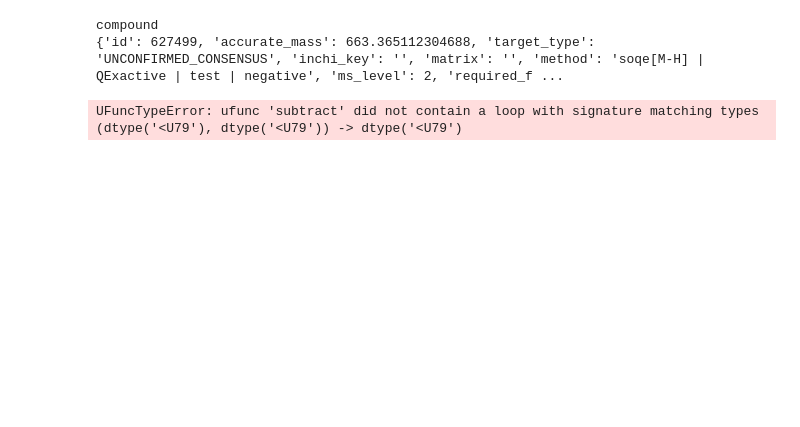
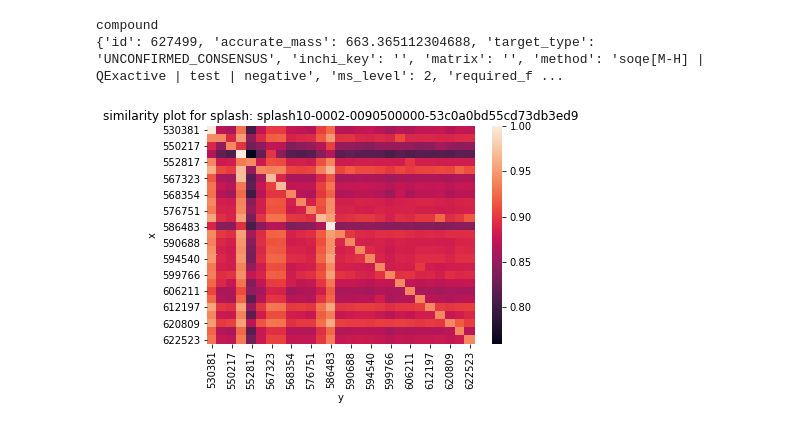
Before and after one commit to metabolomics-us/carpy, a Jupyter notebook: cis-vis/cisvis/visualizeCompound.ipynb, the cells around one changed output. Cells and saved outputs as stored; diff of their text form; code cells hidden in the pictures; blank space fills up the shorter version.

```diff
--- a/cis-vis/cisvis/visualizeCompound.ipynb
+++ b/cis-vis/cisvis/visualizeCompound.ipynb
@@ -20,9 +20,9 @@ print(compound)
 compound
 {'id': 627499, 'accurate_mass': 663.365112304688, 'target_type': 'UNCONFIRMED_CONSENSUS', 'inchi_key': '', 'matrix': '', 'method': 'soqe[M-H] | QExactive | test | negative', 'ms_level': 2, 'required_f ...
 # %%
-generate_similarity_plot(members,"title similarity plot for splash: {}".format(splash))
+generate_similarity_plot(members,title="similarity plot for splash: {}".format(splash))
 # %% [output]
-UFuncTypeError: ufunc 'subtract' did not contain a loop with signature matching types (dtype('<U79'), dtype('<U79')) -> dtype('<U79')
+[figure, added]
 # %%
 print("members")
 for c in members:
```
Also changed, not shown: parts of 1 cell of this notebook, 2 other files.
